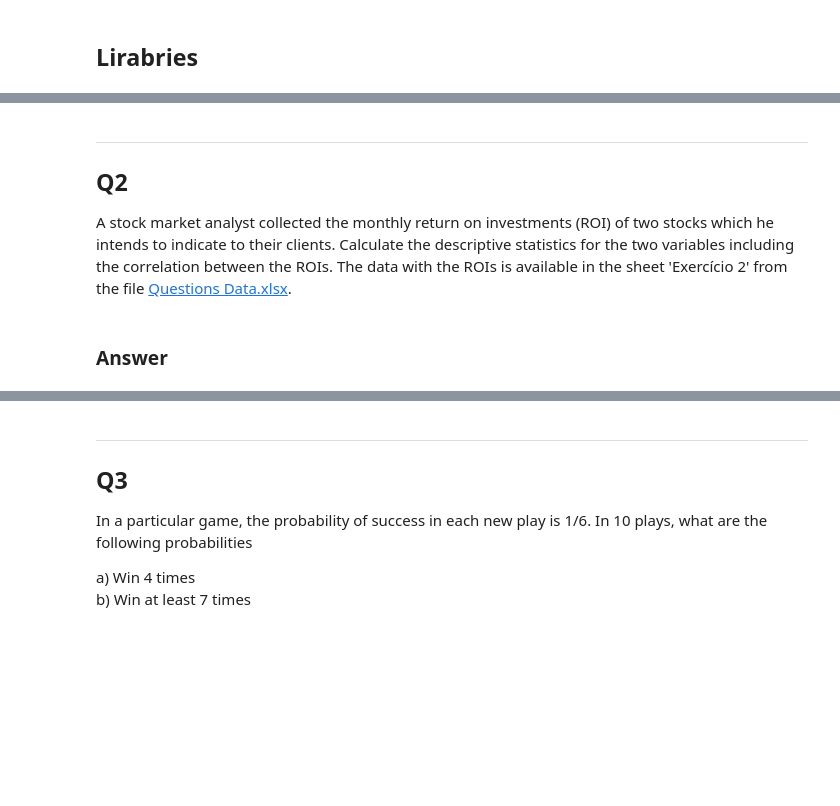
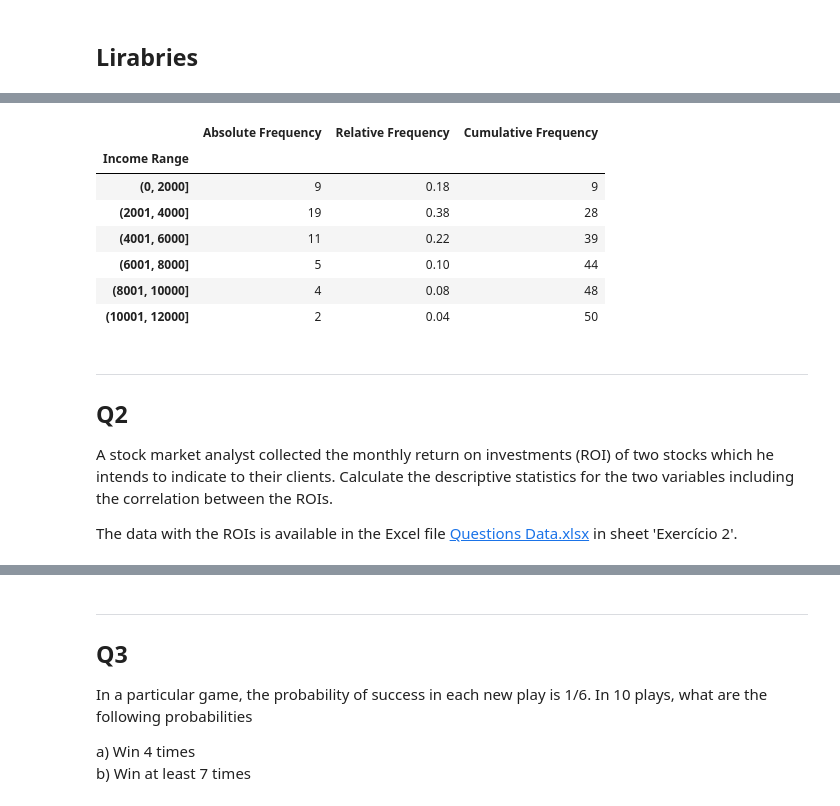
Before and after one commit to nicolaubruno/statistics, a Jupyter notebook: MBA Data Science/Fundamentals of Statistics/Exercise List/Python Solutions.ipynb, the cells around one changed output, grey strips where cells are left out. Drawn from its saved outputs; the diff is of its cells as text; code cells hidden in the pictures; blank space fills up the shorter version.

Commit message:
Added question 1 in MBA Data Science/Fundamentals of Statistics/Exercises list

```diff
--- a/MBA Data Science/Fundamentals of Statistics/Exercise List/Python Solutions.ipynb
+++ b/MBA Data Science/Fundamentals of Statistics/Exercise List/Python Solutions.ipynb
@@ -10,0 +30,14 @@ from scipy import stats
+# %%
+# Read Excel file
+df = pd.read_excel(
+    "Questions Data.xlsx",
+    sheet_name = 'Exercício 1',
+    index_col = 0,
+    usecols = 'A:B',
+    nrows = 50
+)
+
+df.index.name = None
+df.rename(columns = {'Renda (R$)': 'Income'}, inplace = True)
+
+df.head()
@@ -10,0 +51,5 @@ from scipy import stats
+# %%
+# Setting income ranges
+bins = [(0, 2000)] + [(v + 1, v + 2000) for v in range(2000, 12000, 2000)]
+df['Income Range'] = pd.cut(df.to_numpy().T[0], pd.IntervalIndex.from_tuples(bins))
+df.head()
@@ -11,7 +63,24 @@ from scipy import stats
+# %%
+freq_df = df.groupby('Income Range').count()
+freq_df.rename(columns = {'Income': 'Absolute Frequency'}, inplace = True)
+freq_df['Relative Frequency'] = freq_df['Absolute Frequency'] / freq_df['Absolute Frequency'].sum()
+freq_df['Cumulative Frequency'] = freq_df['Absolute Frequency'].cumsum()
+freq_df['Cumulative Absolute Freq.']
+
+freq_df
+# %% [output]
+|  | Absolute Frequency | Relative Frequency | Cumulative Frequency |
+| Income Range |  |  |  |
+| (0, 2000] | 9 | 0.18 | 9 |
+| (2001, 4000] | 19 | 0.38 | 28 |
+| (4001, 6000] | 11 | 0.22 | 39 |
+| (6001, 8000] | 5 | 0.10 | 44 |
+| (8001, 10000] | 4 | 0.08 | 48 |
+| (10001, 12000] | 2 | 0.04 | 50 |
 # %% [markdown]
 <hr style="height:1px;background-color:#999;boder:none" />
 <h2> Q2 </h2>
 
-A stock market analyst collected the monthly return on investments (ROI) of two stocks which he intends to indicate to their clients. Calculate the descriptive statistics for the two variables including the correlation between the ROIs. The data with the ROIs is available in the sheet 'Exercício 2' from the file <a href="Questions Data.xlsx">Questions Data.xlsx</a>.
+A stock market analyst collected the monthly return on investments (ROI) of two stocks which he intends to indicate to their clients. Calculate the descriptive statistics for the two variables including the correlation between the ROIs.
+
+The data with the ROIs is available in the Excel file <a href="Questions Data.xlsx">Questions Data.xlsx</a> in sheet 'Exercício 2'.
-# %% [markdown]
-<h3>Answer</h3>
```
Also changed, not shown: parts of 21 cells of this notebook.
